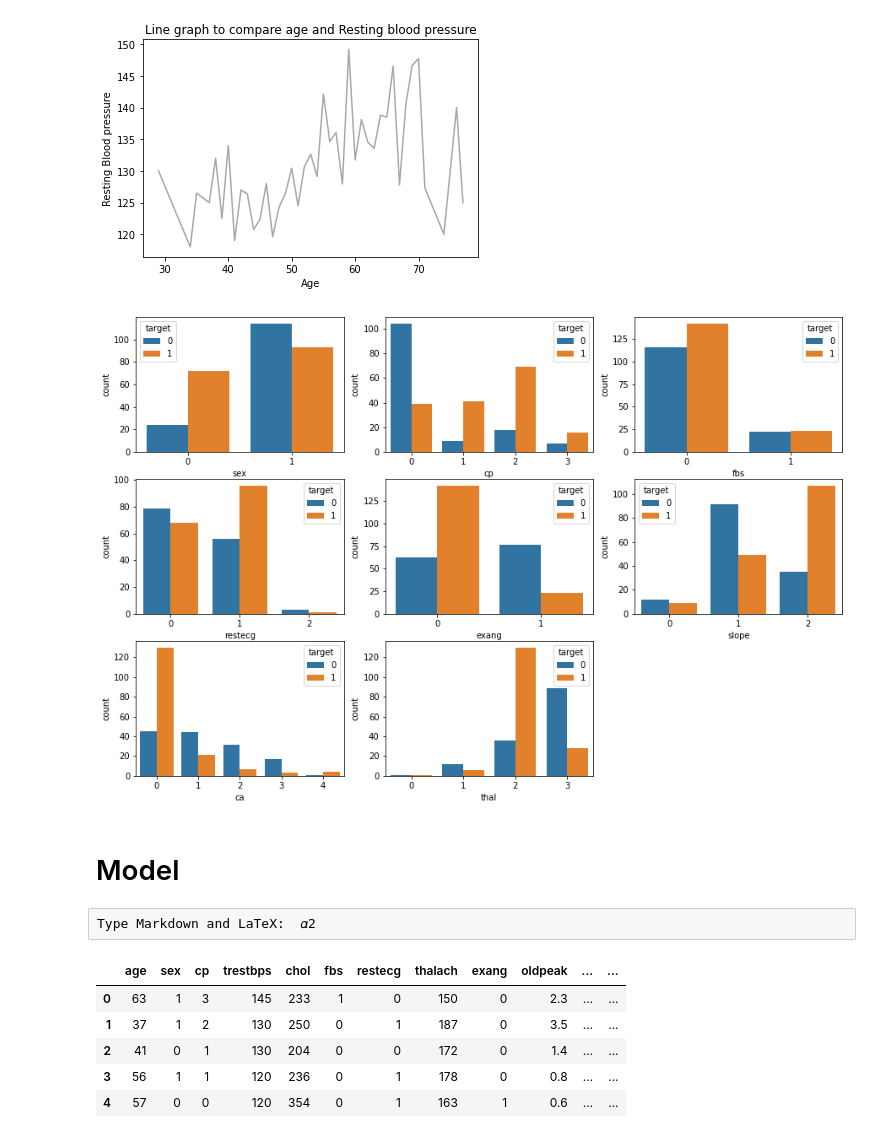
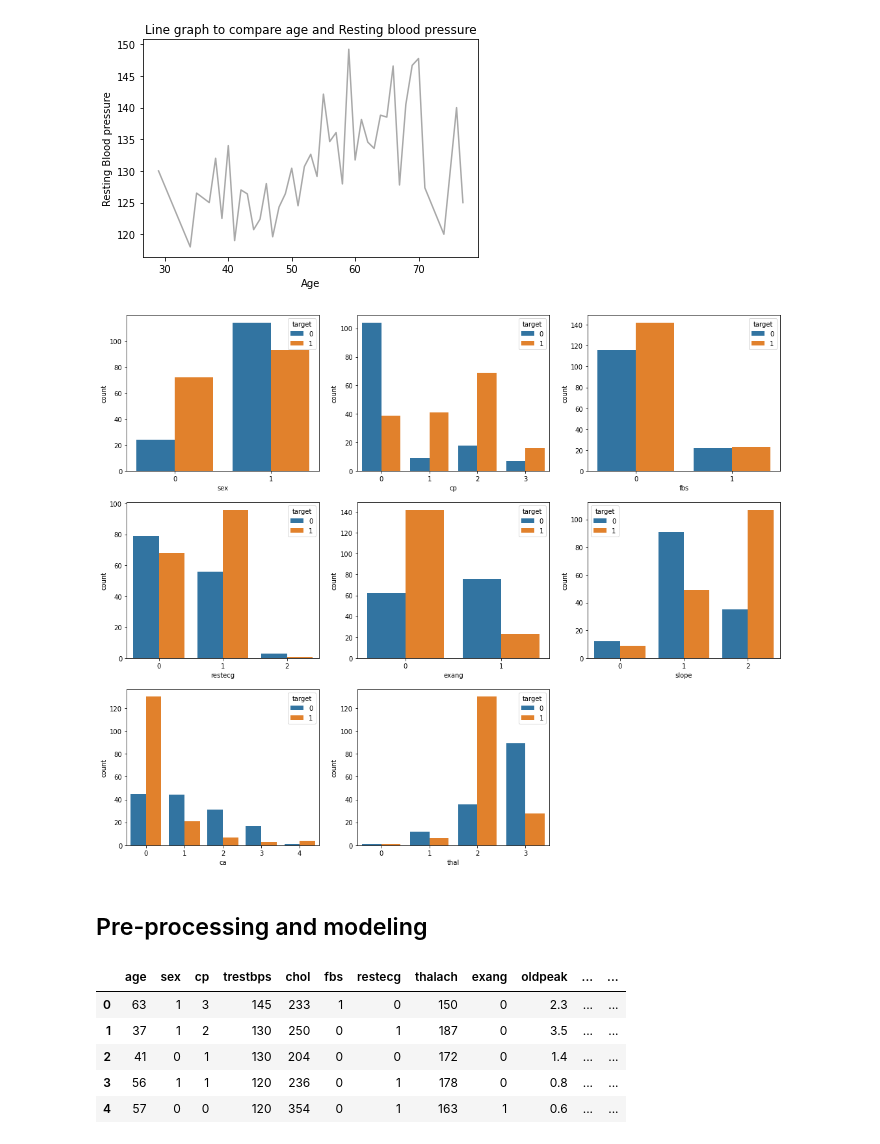
Before and after one commit to Anjankumar53/Heart_Disease_Prediction, a Jupyter notebook: FINAL.ipynb, the cells around one changed output. Drawn from its saved outputs; the diff is of its cells as text; code cells hidden in the pictures.

```diff
--- a/FINAL.ipynb
+++ b/FINAL.ipynb
@@ -206,14 +198,12 @@ plt.show()
 [figure]
 # %%
 #Count of people with or without heart disease classified by various features
-list = ['sex','cp','fbs','restecg','exang','slope','ca','thal']
+listA = ['sex','cp','fbs','restecg','exang','slope','ca','thal']
 m=1
-plt.figure(figsize=(15,10))
-for i in list:
+plt.figure(figsize=(18,15))
+for i in listA:
     plt.subplot(3,3,m)
     sns.countplot(x=i,data=df,hue='target')
     m+=1
 # %% [output]
-[figure, old version]
+[figure, new version]
-# %% [markdown]
-# Model
@@ -238,5 +210,5 @@ df=pd.read_csv("heart.csv")
-# %% [raw]
-Type Markdown and LaTeX:  𝛼2
+# %% [markdown]
+## Pre-processing and modeling
 # %%
 #Creating Dummy variables
 a = pd.get_dummies(df['cp'], prefix = "cp")
```
Also changed, not shown: parts of 14 cells of this notebook, 1 other file.
